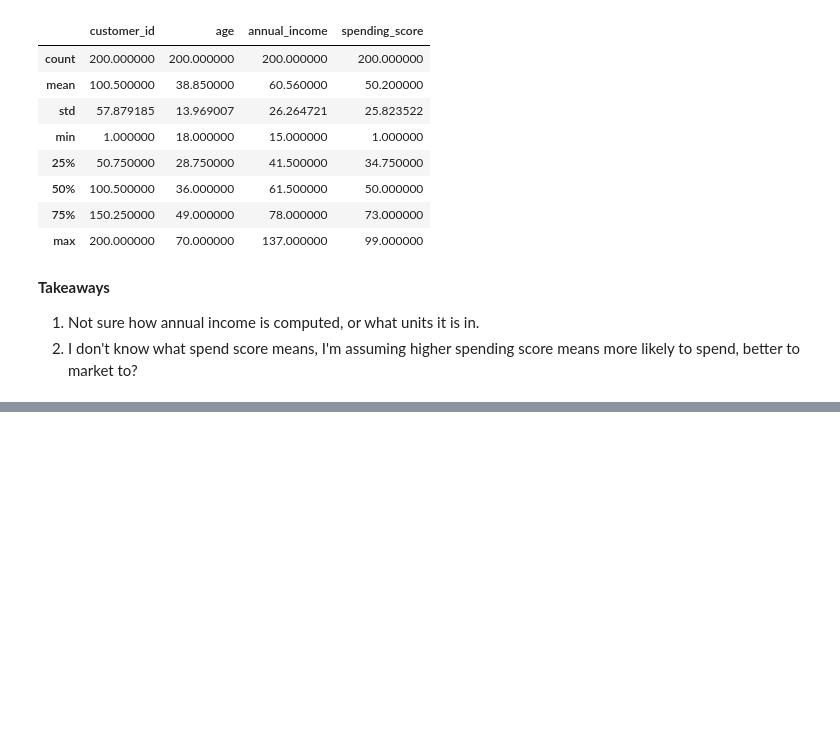
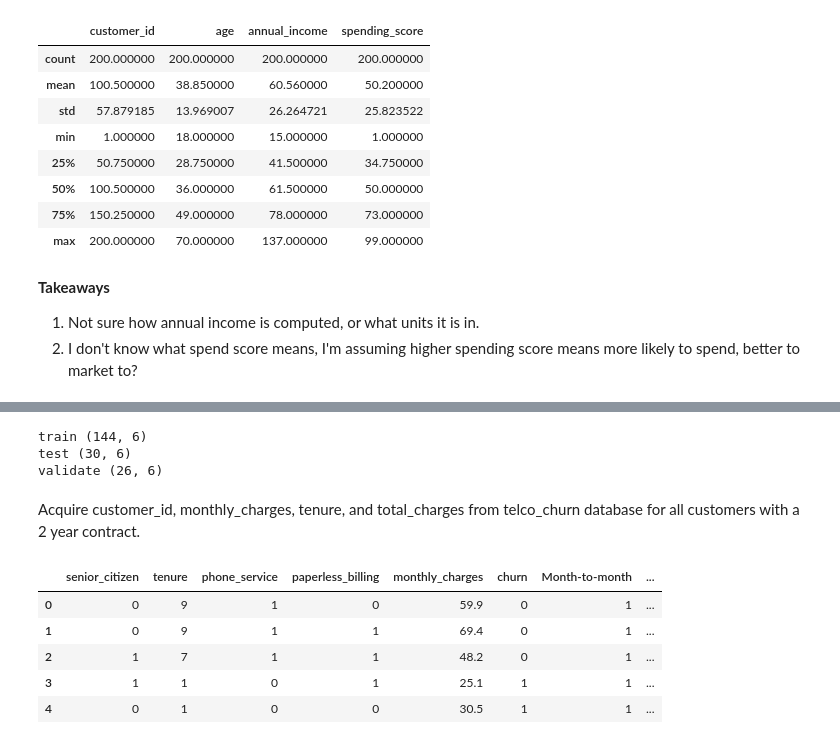
Before and after one commit to matt-c-knight/regression_exercises, a Jupyter notebook: wrangle.ipynb, the cells around one changed output, grey strips where cells are left out. Cells and saved outputs as stored; diff of their text form; code cells hidden in the pictures; blank space fills up the shorter version.

```diff
--- a/wrangle.ipynb
+++ b/wrangle.ipynb
@@ -58,0 +141,11 @@ plt.hist(df.age)
+# %%
+train_and_validate, test = train_test_split(df, test_size=.15, random_state=123)
+train, validate = train_test_split(train_and_validate, test_size=.15, random_state=123)
+
+print('train', train.shape)
+print('test', test.shape)
+print('validate', validate.shape)
+# %% [output]
+train (144, 6)
+test (30, 6)
+validate (26, 6)
@@ -58,0 +162,13 @@ plt.hist(df.age)
+# %% [markdown]
+Acquire customer_id, monthly_charges, tenure, and total_charges from telco_churn database for all customers with a 2 year contract.
+# %%
+df = prepare.prep_telco()
+# %%
+df.head()
+# %% [output]
+|  | senior_citizen | tenure | phone_service | paperless_billing | monthly_charges | churn | Month-to-month | ... |
+| 0 | 0 | 9 | 1 | 0 | 59.9 | 0 | 1 | ... |
+| 1 | 0 | 9 | 1 | 1 | 69.4 | 0 | 1 | ... |
+| 2 | 1 | 7 | 1 | 1 | 48.2 | 0 | 1 | ... |
+| 3 | 1 | 1 | 0 | 1 | 25.1 | 1 | 1 | ... |
+| 4 | 0 | 1 | 0 | 0 | 30.5 | 1 | 1 | ... |
```
Also changed, not shown: parts of 27 cells of this notebook, 4 other files.
